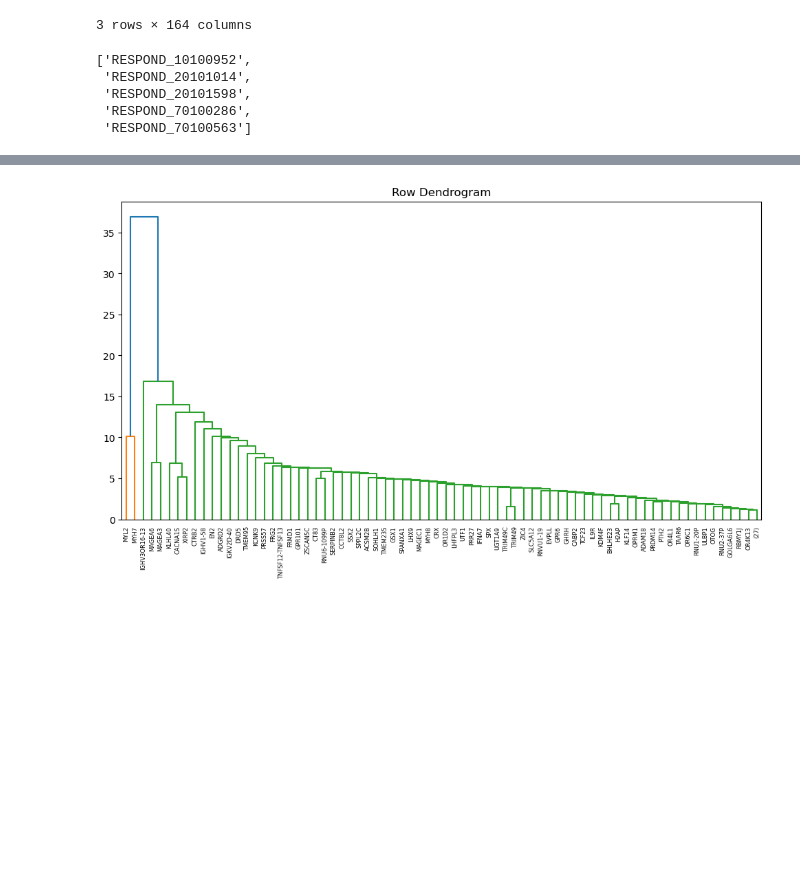
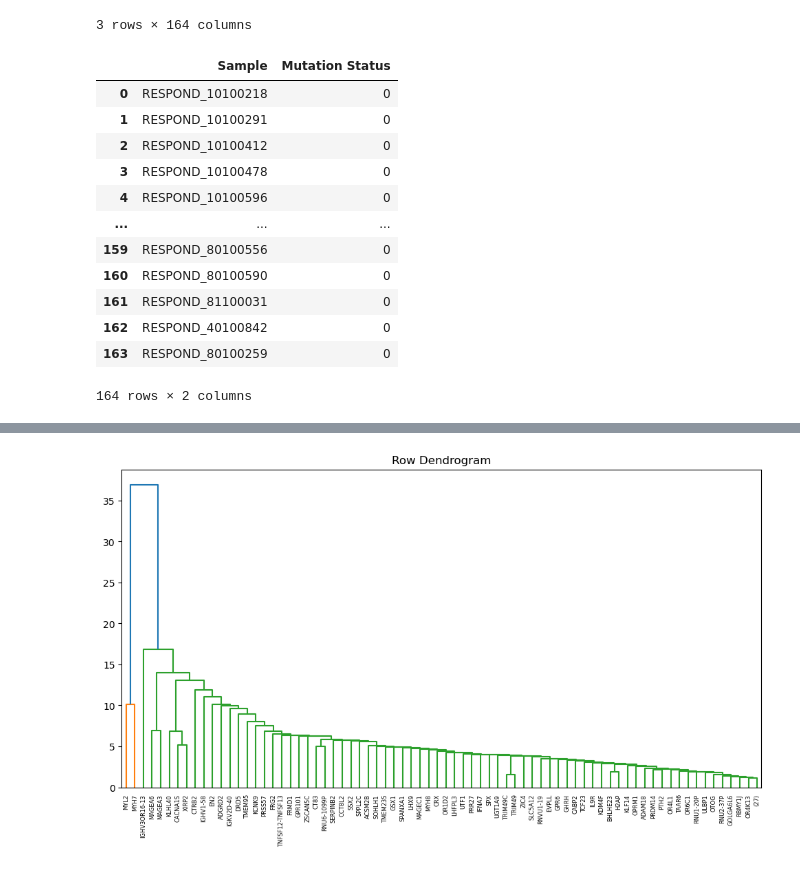
Before and after one commit to MeltemTutar/huang, a Jupyter notebook: Respond/Mutated_gene_expression_explore.ipynb, the cells around one changed output, grey strips where cells are left out. Drawn from its saved outputs; the diff is of its cells as text; code cells hidden in the pictures; blank space fills up the shorter version.

```diff
--- a/Respond/Mutated_gene_expression_explore.ipynb
+++ b/Respond/Mutated_gene_expression_explore.ipynb
@@ -164 +153,18 @@ expression_df_heatmap = expression_df.loc[top_n_rows.index]
+# %%
+def generate_expression_heatmap(expression_df, volcano_plot_df, n=100, exclude_value=10):
+    # Get the indices of the top n rows based on absolute values of 'logFC'
+    # get the genes most differentially expressed (high log FC values)
+    # if we exclude -exclude_value, exclude_value values
+    top_n_indices = volcano_plot_df[
+        (volcano_plot_df['logFC'].abs() != exclude_value)
+    ]['logFC'].abs().nlargest(n).index
+
+    top_n_rows = volcano_plot_df.loc[top_n_indices].set_index('gene')
+
+    # go back to the expression df and make a heatmap of the top n genes
+    expression_df_heatmap = expression_df.loc[top_n_rows.index]
+
+    return expression_df_heatmap
+
+heatmap_data = generate_expression_heatmap(expression_df, volcano_plot_df)
 # %%
@@ -177,8 +181,16 @@ individuals_mutated_target_gene  = list(individuals_mutated_target_gene)
 # %%
-individuals_mutated_target_gene
+import pandas as pd
+
+def get_mutated_status(expression_df_heatmap, individuals_mutated_target_gene):
+    individuals_mutated_target_gene = list(individuals_mutated_target_gene)
+
+    mutated_status = [1 if item in individuals_mutated_target_gene else 0 for item in expression_df_heatmap.columns]
+
+    sample_categories_df = pd.DataFrame({
+        'Sample': expression_df_heatmap.columns,
+        'Mutation Status': mutated_status
+    })
+
+    return sample_categories_df
+
+mutated_status_df = get_mutated_status(heatmap_data, individuals_mutated_target_gene)
-# %% [output]
-['RESPOND_10100952',
- 'RESPOND_20101014',
- 'RESPOND_20101598',
- 'RESPOND_70100286',
- 'RESPOND_70100563']
@@ -192,2 +197,18 @@ sample_categories_df = pd.DataFrame({
+# %%
+mutated_status_df
+# %% [output]
+|  | Sample | Mutation Status |
+| 0 | RESPOND_10100218 | 0 |
+| 1 | RESPOND_10100291 | 0 |
+| 2 | RESPOND_10100412 | 0 |
+| 3 | RESPOND_10100478 | 0 |
+| 4 | RESPOND_10100596 | 0 |
+| ... | ... | ... |
+| 159 | RESPOND_80100556 | 0 |
+| 160 | RESPOND_80100590 | 0 |
+| 161 | RESPOND_81100031 | 0 |
+| 162 | RESPOND_40100842 | 0 |
+| 163 | RESPOND_80100259 | 0 |
+164 rows × 2 columns
 # %%
 ##to do: filter expression data for those included in the analysis (we have mutation data for)?
```
Also changed, not shown: parts of 10 cells of this notebook.
